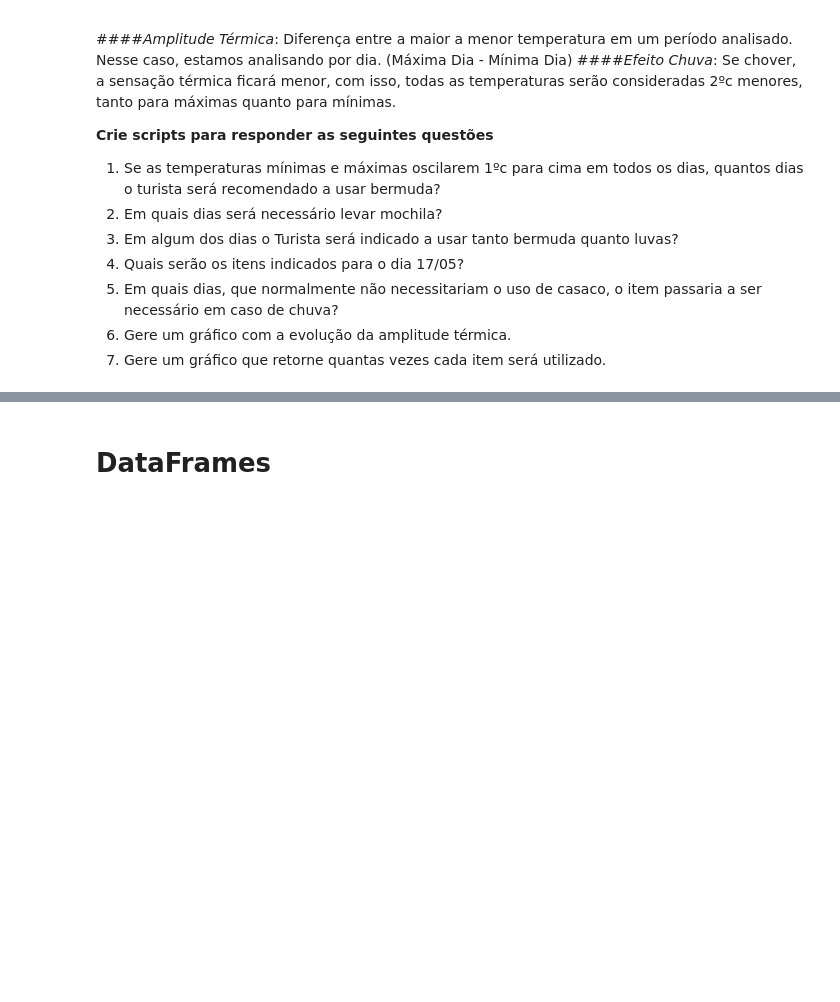
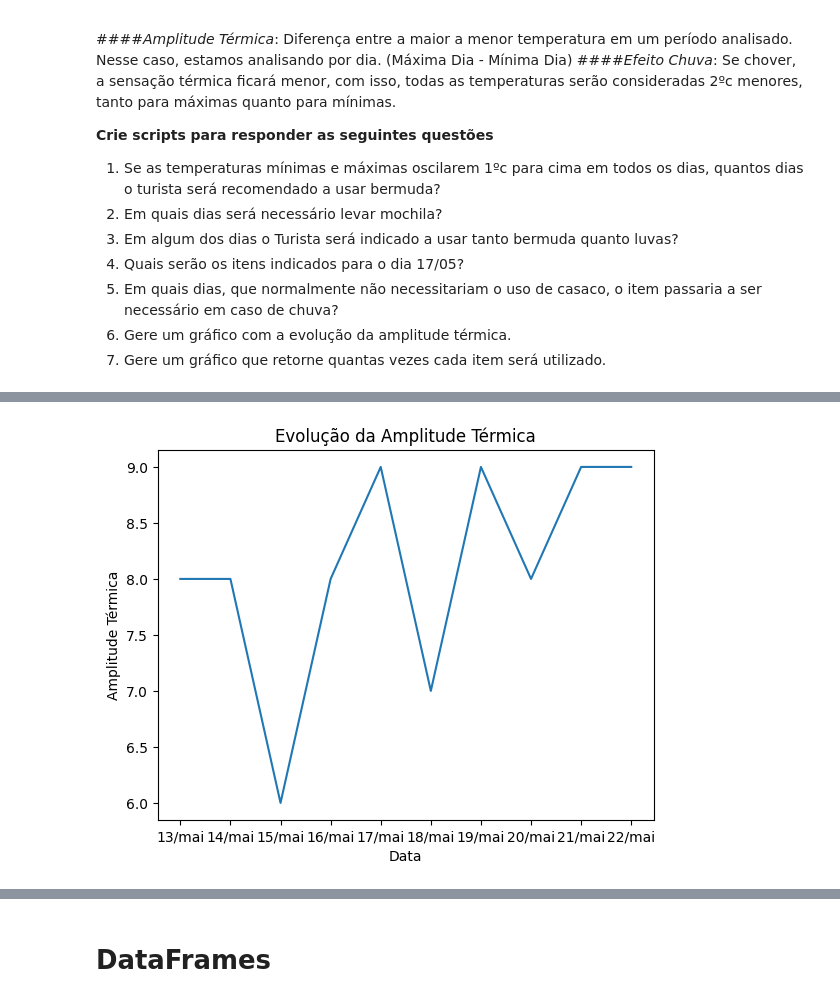
Before and after one commit to ResidenciaSerratecDados/AnaliseDadosPython, a Jupyter notebook: Tempo/Pandas_Series_Dataframes.ipynb, the cells around one changed output, grey strips where cells are left out. Drawn from its saved outputs; the diff is of its cells as text; code cells hidden in the pictures; blank space fills up the shorter version.

Commit message:
Previsão do Tempo e suas Condições de Viagens

```diff
--- a/Tempo/Pandas_Series_Dataframes.ipynb
+++ b/Tempo/Pandas_Series_Dataframes.ipynb
@@ -315,0 +350,3 @@ temperatura_maxima = {'13/05': 21,
+# %%
+ler_base = pd.read_csv('TempoMaio25.csv', sep = ';') # Ler o arquico CSV separado por virgulas
+print(ler_base)
@@ -315,0 +424,10 @@ temperatura_maxima = {'13/05': 21,
+# %%
+amplitude_termica = ler_base['Amplitude_Termica']# Questão 6 - Gráfico em linha
+data = ler_base['Data']
+plt.plot(data, amplitude_termica)
+plt.xlabel('Data')
+plt.ylabel('Amplitude Térmica')
+plt.title('Evolução da Amplitude Térmica')
+plt.show()
+# %% [output]
+[figure, added]
```
Also changed, not shown: parts of 43 cells of this notebook, 3 other files.
